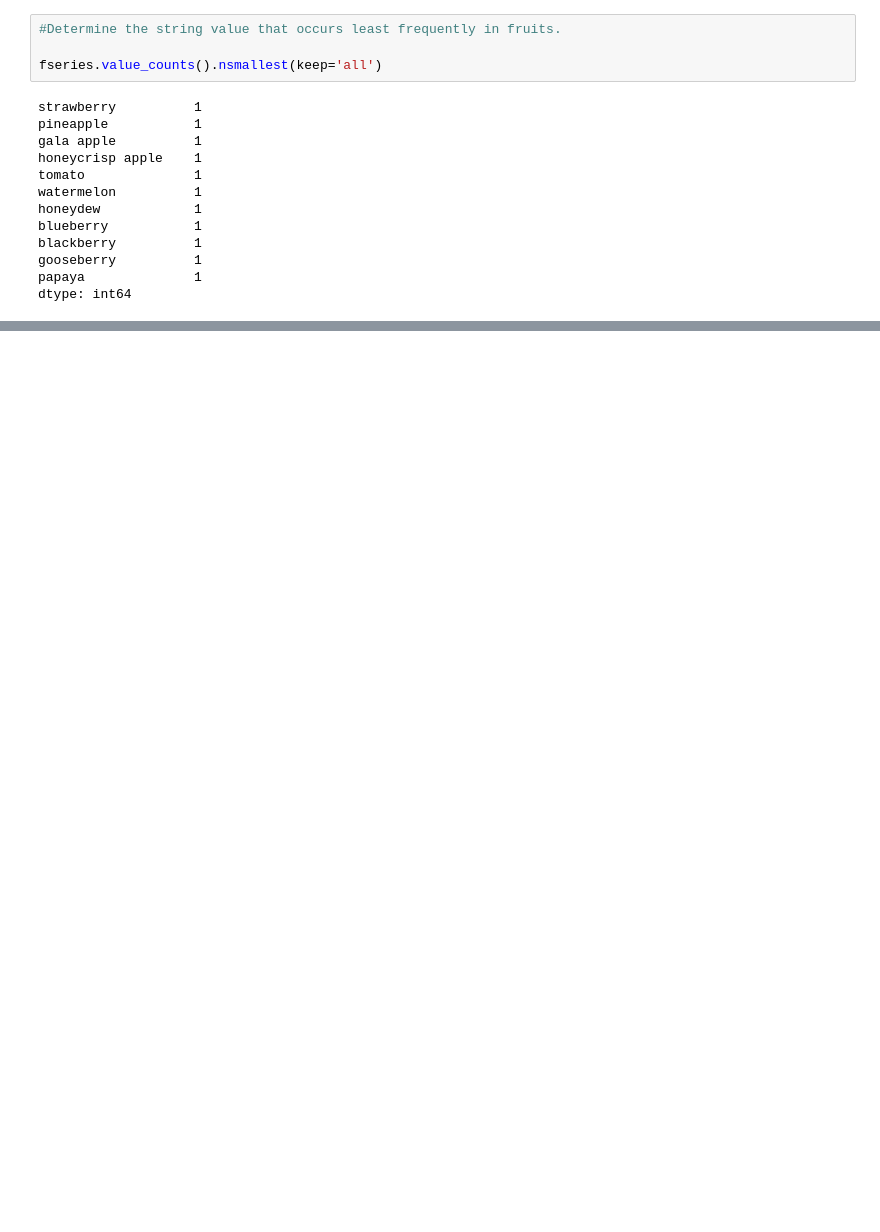
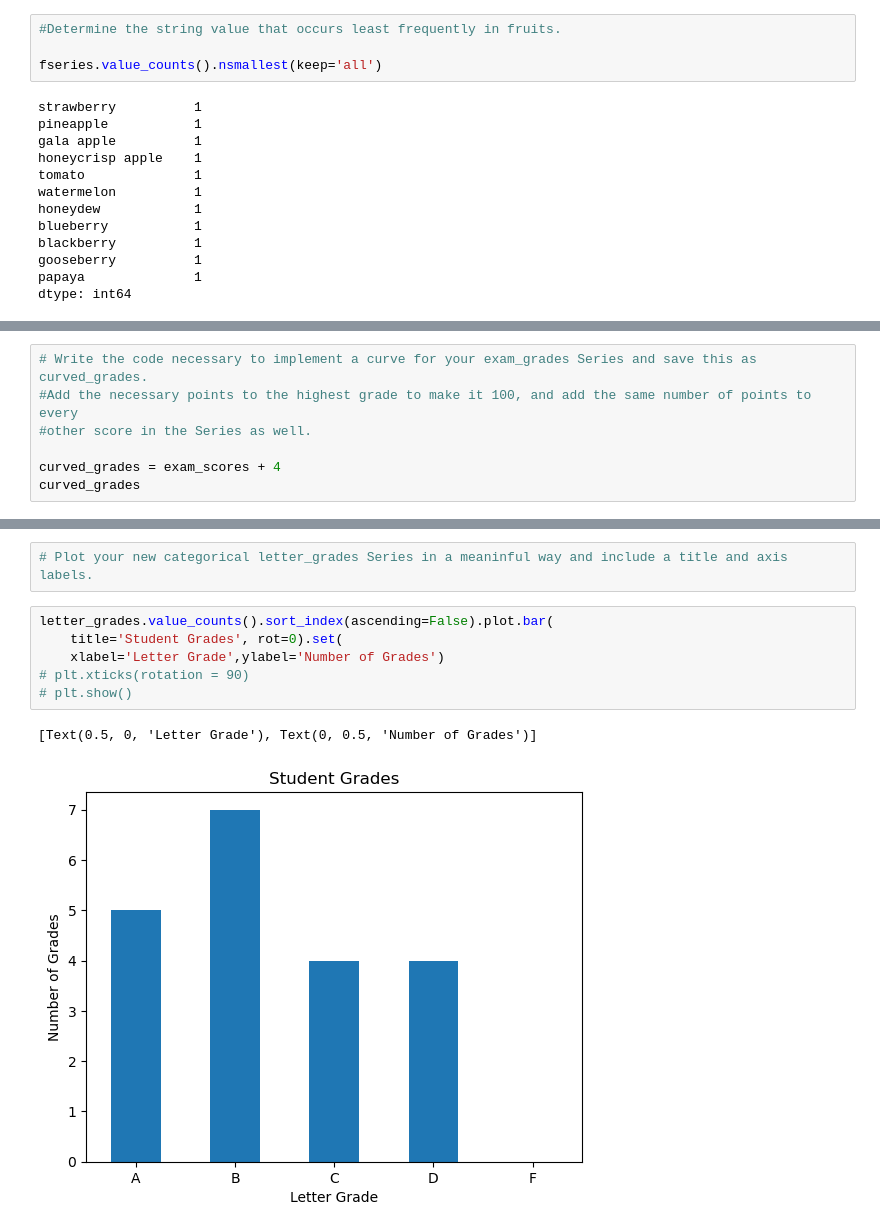
Before and after one commit to manuel-salazar1/numpy-pandas-visualization-exercises, a Jupyter notebook: pandas_series.ipynb, the cells around one changed output, grey strips where cells are left out. Cells and saved outputs as stored; diff of their text form; blank space fills up the shorter version.

```diff
--- a/pandas_series.ipynb
+++ b/pandas_series.ipynb
@@ -186,0 +468,7 @@ dtype: int64
+# %%
+# Write the code necessary to implement a curve for your exam_grades Series and save this as curved_grades.
+#Add the necessary points to the highest grade to make it 100, and add the same number of points to every
+#other score in the Series as well.
+
+curved_grades = exam_scores + 4
+curved_grades
@@ -186,0 +489,11 @@ dtype: int64
+# %%
+# Plot your new categorical letter_grades Series in a meaninful way and include a title and axis labels.
+# %%
+letter_grades.value_counts().sort_index(ascending=False).plot.bar(
+    title='Student Grades', rot=0).set(
+    xlabel='Letter Grade',ylabel='Number of Grades')
+# plt.xticks(rotation = 90)
+# plt.show()
+# %% [output]
+[Text(0.5, 0, 'Letter Grade'), Text(0, 0.5, 'Number of Grades')]
+[figure, added]
```
Also changed, not shown: parts of 43 cells of this notebook.
